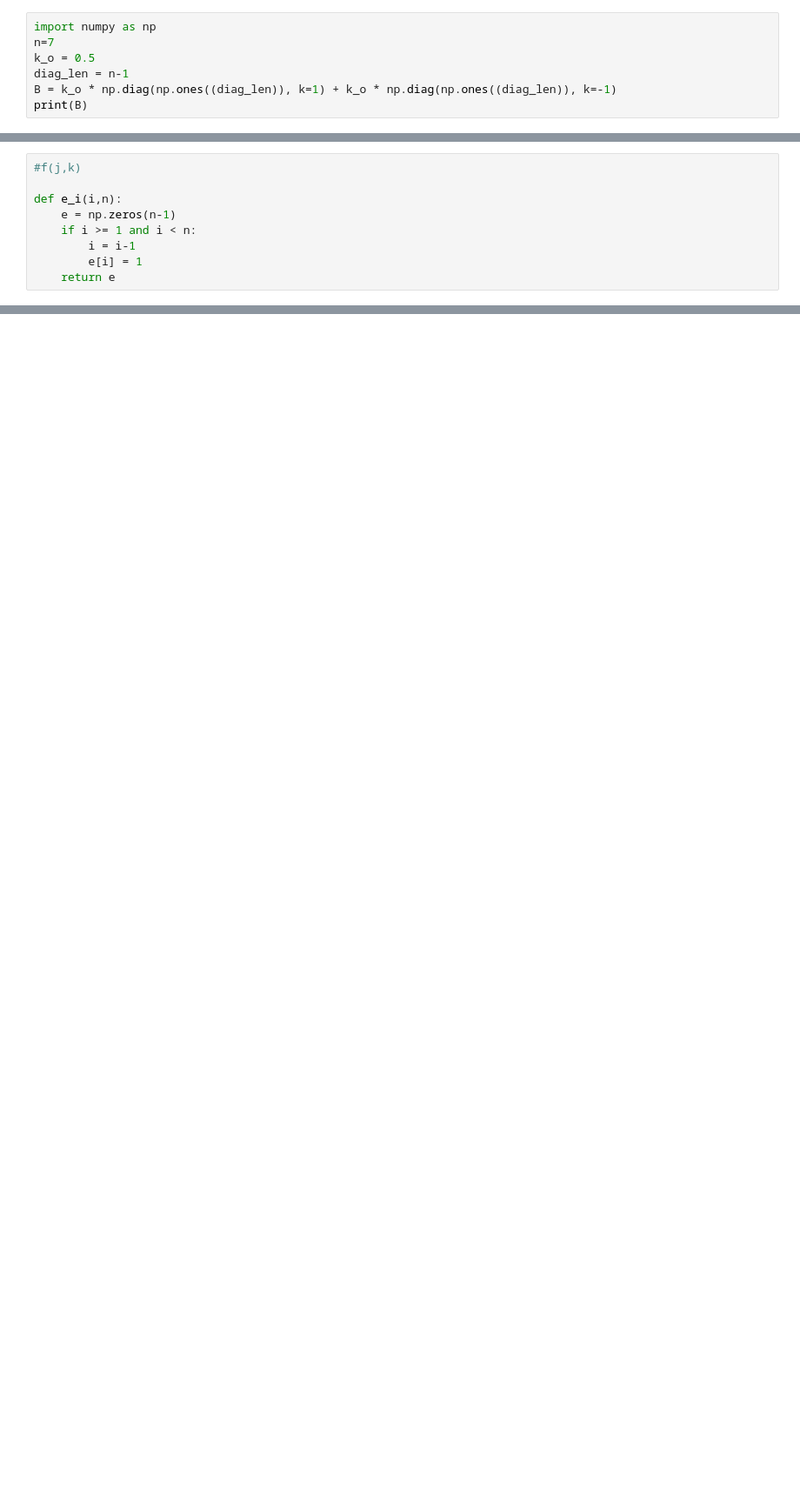
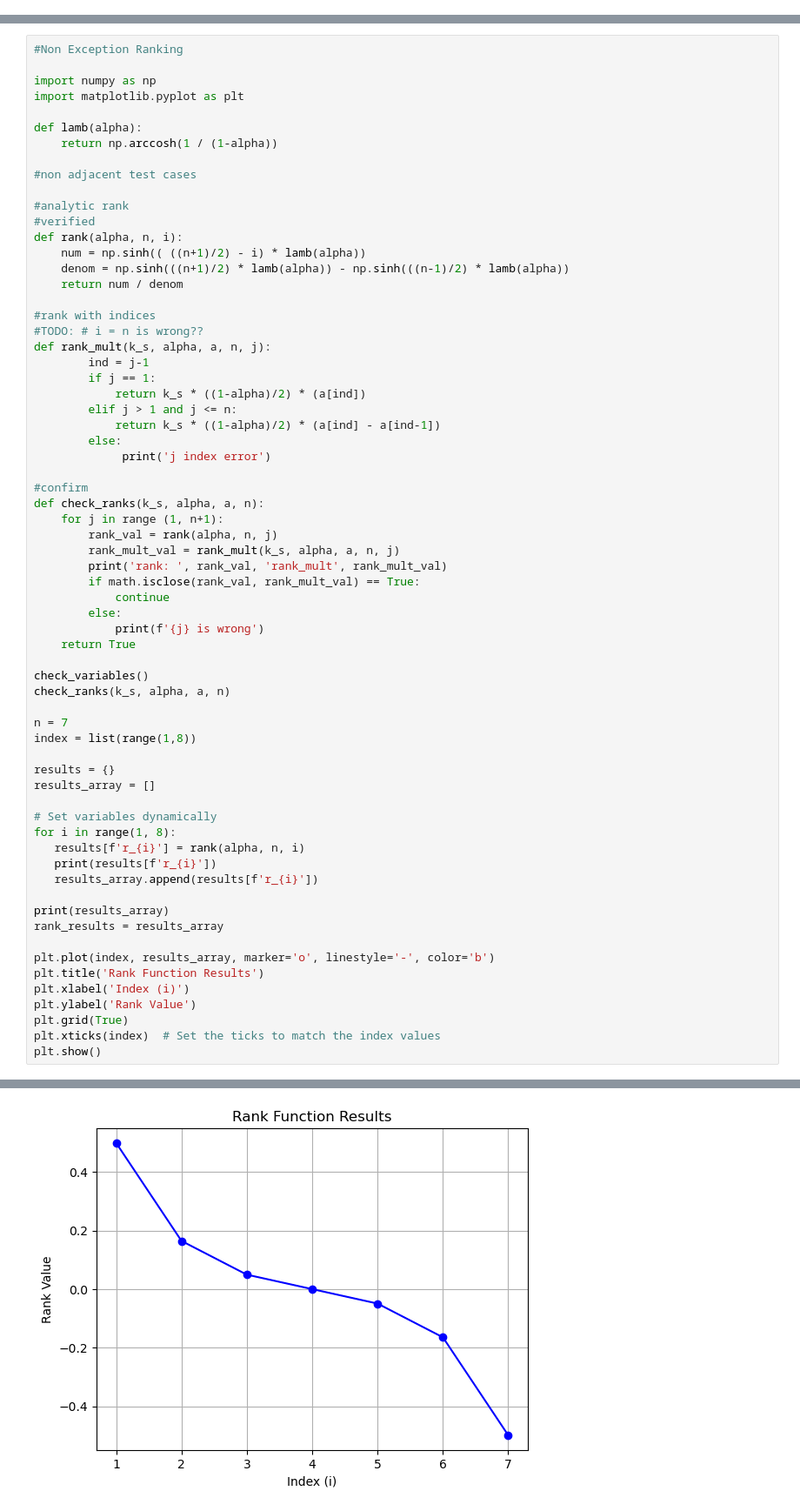
Before and after one commit to lukelc23/Analysis, a Jupyter notebook: inverse_computation_correct.ipynb, the cells around one changed output, grey strips where cells are left out. Shown at 87% size. Saved outputs shown, nothing was run; the diff lists cells and outputs as text; blank space fills up the shorter version.

```diff
--- a/inverse_computation_correct.ipynb
+++ b/inverse_computation_correct.ipynb
@@ -67,7 +0,0 @@ print(block_matrix)
-# %%
-import numpy as np
-n=7
-k_o = 0.5
-diag_len = n-1
-B = k_o * np.diag(np.ones((diag_len)), k=1) + k_o * np.diag(np.ones((diag_len)), k=-1)
-print(B)
@@ -289,9 +251,0 @@ b
-# %%
-#f(j,k)
-
-def e_i(i,n):
-    e = np.zeros(n-1)
-    if i >= 1 and i < n:
-        i = i-1
-        e[i] = 1
-    return e
@@ -321,0 +306,67 @@ print(p,q)
+# %%
+#Non Exception Ranking
+
+import numpy as np
+import matplotlib.pyplot as plt
+
+def lamb(alpha):
+    return np.arccosh(1 / (1-alpha))
+
+#non adjacent test cases
+
+#analytic rank
+#verified
+def rank(alpha, n, i):
+    num = np.sinh(( ((n+1)/2) - i) * lamb(alpha))
+    denom = np.sinh(((n+1)/2) * lamb(alpha)) - np.sinh(((n-1)/2) * lamb(alpha))
+    return num / denom
+
+#rank with indices
+#TODO: # i = n is wrong??
+def rank_mult(k_s, alpha, a, n, j):
+        ind = j-1
+        if j == 1:
+            return k_s * ((1-alpha)/2) * (a[ind])
+        elif j > 1 and j <= n:
+            return k_s * ((1-alpha)/2) * (a[ind] - a[ind-1])
+        else:
+             print('j index error')
+
+#confirm
+def check_ranks(k_s, alpha, a, n):
+    for j in range (1, n+1):
+        rank_val = rank(alpha, n, j)
+        rank_mult_val = rank_mult(k_s, alpha, a, n, j)
+        print('rank: ', rank_val, 'rank_mult', rank_mult_val)
+        if math.isclose(rank_val, rank_mult_val) == True:
+            continue
+        else:
+            print(f'{j} is wrong')
+    return True
+
+check_variables()
+check_ranks(k_s, alpha, a, n)
+
+n = 7
+index = list(range(1,8))
+
+results = {}
+results_array = []
+
+# Set variables dynamically
+for i in range(1, 8):
+   results[f'r_{i}'] = rank(alpha, n, i)
+   print(results[f'r_{i}'])
+   results_array.append(results[f'r_{i}'])
+
+print(results_array)
+rank_results = results_array
+
+plt.plot(index, results_array, marker='o', linestyle='-', color='b')
+plt.title('Rank Function Results')
+plt.xlabel('Index (i)')
+plt.ylabel('Rank Value')
+plt.grid(True)
+plt.xticks(index)  # Set the ticks to match the index values
+plt.show()
+# %% [output]
@@ -321,0 +390 @@ print(p,q)
+[figure, added]
```
Also changed, not shown: parts of 78 cells of this notebook, 2 other files.
